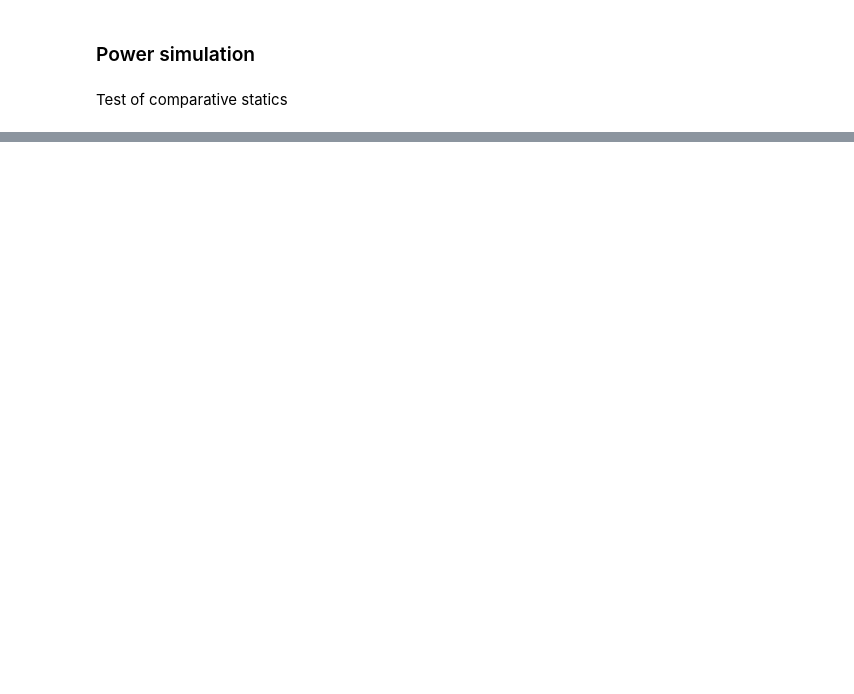
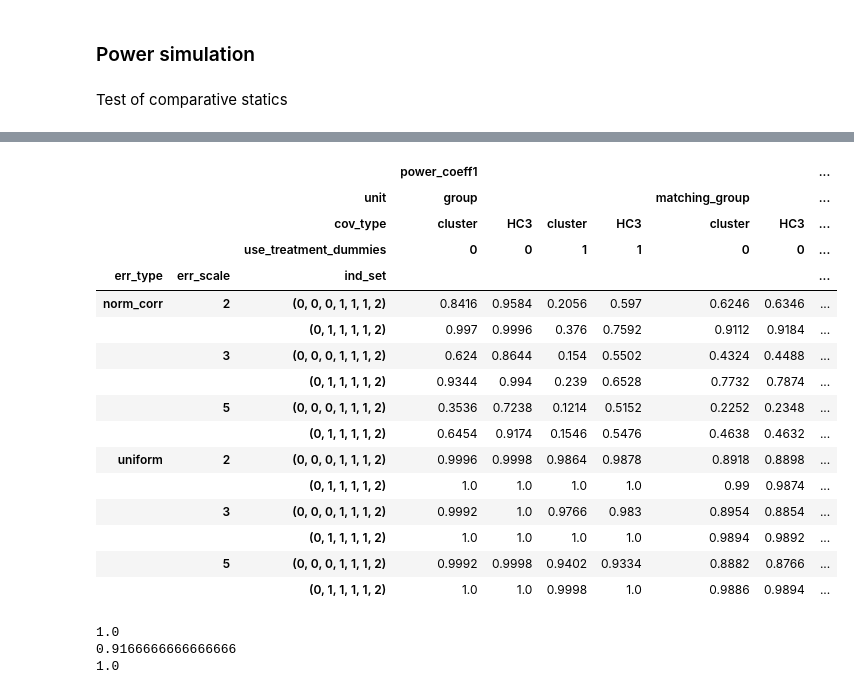
Before and after one commit to stanmart/unstructured-bargaining-analysis, a Jupyter notebook: power.ipynb, the cells around one changed output, grey strips where cells are left out. Saved outputs shown, nothing was run; the diff lists cells and outputs as text; code cells hidden in the pictures; blank space fills up the shorter version.

Commit message:
- Changed output of power simulation function - Added run of power simulation over a grid of parameters - Added a basic analysis of the outcomes

```diff
--- a/power.ipynb
+++ b/power.ipynb
@@ -204,0 +147,21 @@ Simulated power: 0.9308 for significance level 0.05
+# %%
+# run power simulation over a grid of parameters
+num_runs = [5000]
+sig_level = [0.05]
+n_matching_grp_per_treatment = [5]
+n_obs_per_matching_grp = [10]
+small_coal_worth = [[10,30,90]]
+unit = ["group", "matching_group"]
+err_type = ["uniform", "norm_corr"]
+err_scale =  [2,3,5]
+ind_set = [[0,0,0,1,1,1,2], [0,1,1,1,1,2]]
+use_treatment_dummies = [0,1]
+cov_type = ["cluster", "HC3"]
+
+res = pd.DataFrame()
+
+combinations = list(product(num_runs, sig_level, n_matching_grp_per_treatment, n_obs_per_matching_grp, small_coal_worth, unit, err_type, err_scale, ind_set, use_treatment_dummies, cov_type))
+for comb in combinations:
+    print(comb)
+    r = pd.DataFrame.from_dict(power_simulation(*comb), orient = "index").transpose()
+    res = pd.concat([res, r], axis = 0)
@@ -204,0 +186,25 @@ Simulated power: 0.9308 for significance level 0.05
+# %%
+# make them hashable
+res["small_coal_worth"] = res["small_coal_worth"].apply(lambda x: tuple(x))
+res["ind_set"] = res["ind_set"].apply(lambda x: tuple(x))
+# %%
+res_pivot = res.pivot(index = ["err_type", "err_scale", "ind_set"], columns = ["unit", "cov_type", "use_treatment_dummies"], values = ["power_coeff1", "power_coeff2"])
+res_pivot
+# %% [output]
+|  |  |  | power_coeff1 |  |  |  |  |  | ... |
+|  |  | unit | group |  |  |  | matching_group |  | ... |
+|  |  | cov_type | cluster | HC3 | cluster | HC3 | cluster | HC3 | ... |
+|  |  | use_treatment_dummies | 0 | 0 | 1 | 1 | 0 | 0 | ... |
+| err_type | err_scale | ind_set |  |  |  |  |  |  | ... |
+| norm_corr | 2 | (0, 0, 0, 1, 1, 1, 2) | 0.8416 | 0.9584 | 0.2056 | 0.597 | 0.6246 | 0.6346 | ... |
+|  |  | (0, 1, 1, 1, 1, 2) | 0.997 | 0.9996 | 0.376 | 0.7592 | 0.9112 | 0.9184 | ... |
+|  | 3 | (0, 0, 0, 1, 1, 1, 2) | 0.624 | 0.8644 | 0.154 | 0.5502 | 0.4324 | 0.4488 | ... |
+|  |  | (0, 1, 1, 1, 1, 2) | 0.9344 | 0.994 | 0.239 | 0.6528 | 0.7732 | 0.7874 | ... |
+|  | 5 | (0, 0, 0, 1, 1, 1, 2) | 0.3536 | 0.7238 | 0.1214 | 0.5152 | 0.2252 | 0.2348 | ... |
+|  |  | (0, 1, 1, 1, 1, 2) | 0.6454 | 0.9174 | 0.1546 | 0.5476 | 0.4638 | 0.4632 | ... |
+| uniform | 2 | (0, 0, 0, 1, 1, 1, 2) | 0.9996 | 0.9998 | 0.9864 | 0.9878 | 0.8918 | 0.8898 | ... |
+|  |  | (0, 1, 1, 1, 1, 2) | 1.0 | 1.0 | 1.0 | 1.0 | 0.99 | 0.9874 | ... |
+|  | 3 | (0, 0, 0, 1, 1, 1, 2) | 0.9992 | 1.0 | 0.9766 | 0.983 | 0.8954 | 0.8854 | ... |
+|  |  | (0, 1, 1, 1, 1, 2) | 1.0 | 1.0 | 1.0 | 1.0 | 0.9894 | 0.9892 | ... |
+|  | 5 | (0, 0, 0, 1, 1, 1, 2) | 0.9992 | 0.9998 | 0.9402 | 0.9334 | 0.8882 | 0.8766 | ... |
+|  |  | (0, 1, 1, 1, 1, 2) | 1.0 | 1.0 | 0.9998 | 1.0 | 0.9886 | 0.9894 | ... |
@@ -204,0 +213,10 @@ Simulated power: 0.9308 for significance level 0.05
+# %%
+# comparison of cov_type: cluster vs HC3 (when unit == group) == > more power with HC3
+print( (res_pivot[('power_coeff1','group', 'cluster', 0)] <= res_pivot[('power_coeff1', 'group', 'HC3', 0)]).astype(int).sum()/num_cases)
+print( (res_pivot[('power_coeff2','group', 'cluster', 1)] <= res_pivot[('power_coeff2', 'group', 'HC3', 1)]).astype(int).sum()/num_cases)
+
+print( (res_pivot[('power_coeff1','group', 'cluster', 1)] <= res_pivot[('power_coeff1', 'group', 'HC3', 1)]).astype(int).sum()/num_cases)
+# %% [output]
+1.0
+0.9166666666666666
+1.0
```
Also changed, not shown: parts of 10 cells of this notebook.
